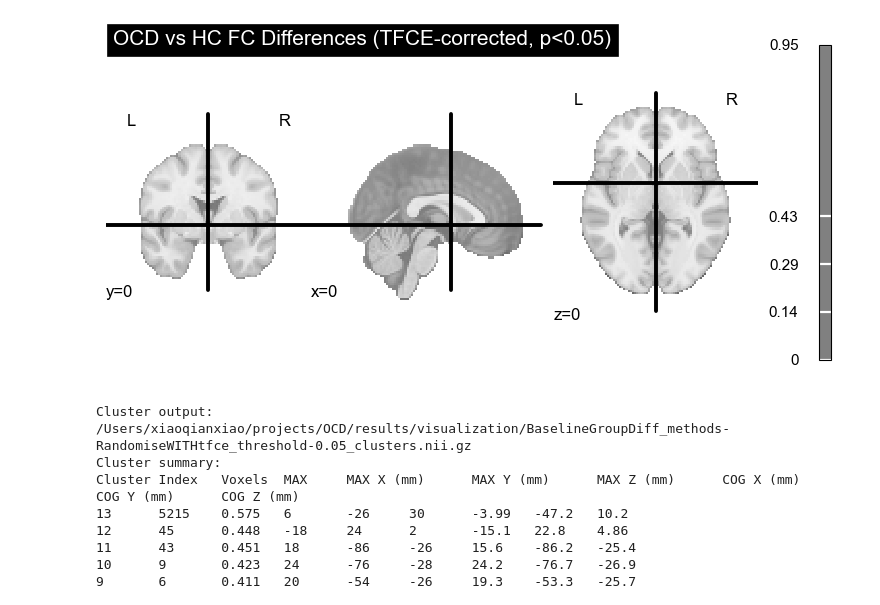
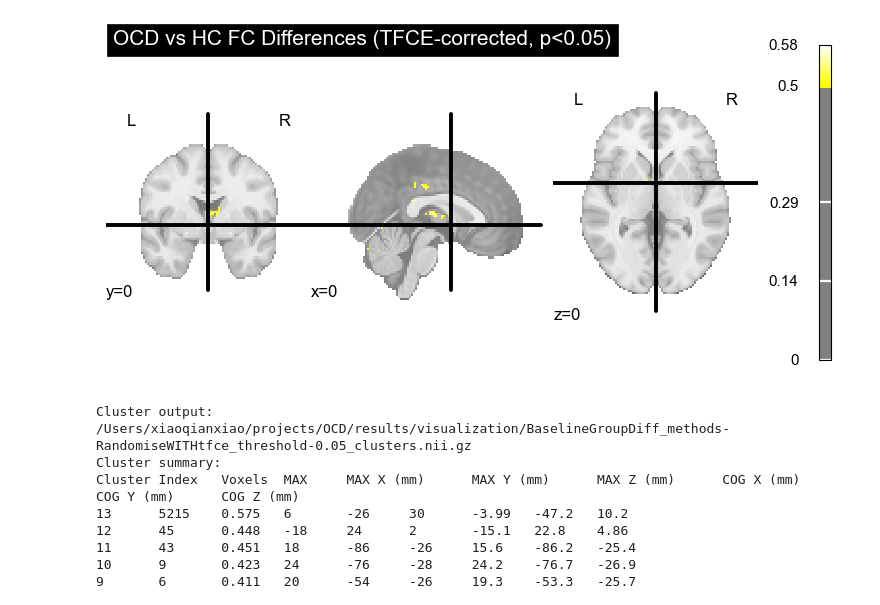
Before and after one commit to XiaoqianXiao/OCD_RO1, a Jupyter notebook: results_visualization.ipynb, the cells around one changed output. Saved outputs shown, nothing was run; the diff lists cells and outputs as text; code cells hidden in the pictures.

```diff
--- a/results_visualization.ipynb
+++ b/results_visualization.ipynb
@@ -40,18 +40,18 @@ baseline_group_diff_file = os.path.join(data_dir, 'group_diff_baseline_tfce_corr
 # %%
 #1. Group Difference at Baseline
 # OCD baseline 45
 # HC baseline 23
 from nilearn import plotting
 plotting.plot_stat_map(
     baseline_group_diff_file,
-    threshold=0.95,
+    threshold=0.5,
     display_mode="ortho",
     cut_coords=(0, 0, 0),
     title="OCD vs HC FC Differences (TFCE-corrected, p<0.05)"
 )
 plotting.show()
 # %% [output]
-[figure, old version]
+[figure, new version]
 # %%
 fsl_cluster = "/Users/xiaoqianxiao/fsl/bin/fsl-cluster"
 
```
Also changed, not shown: 2 other files.
